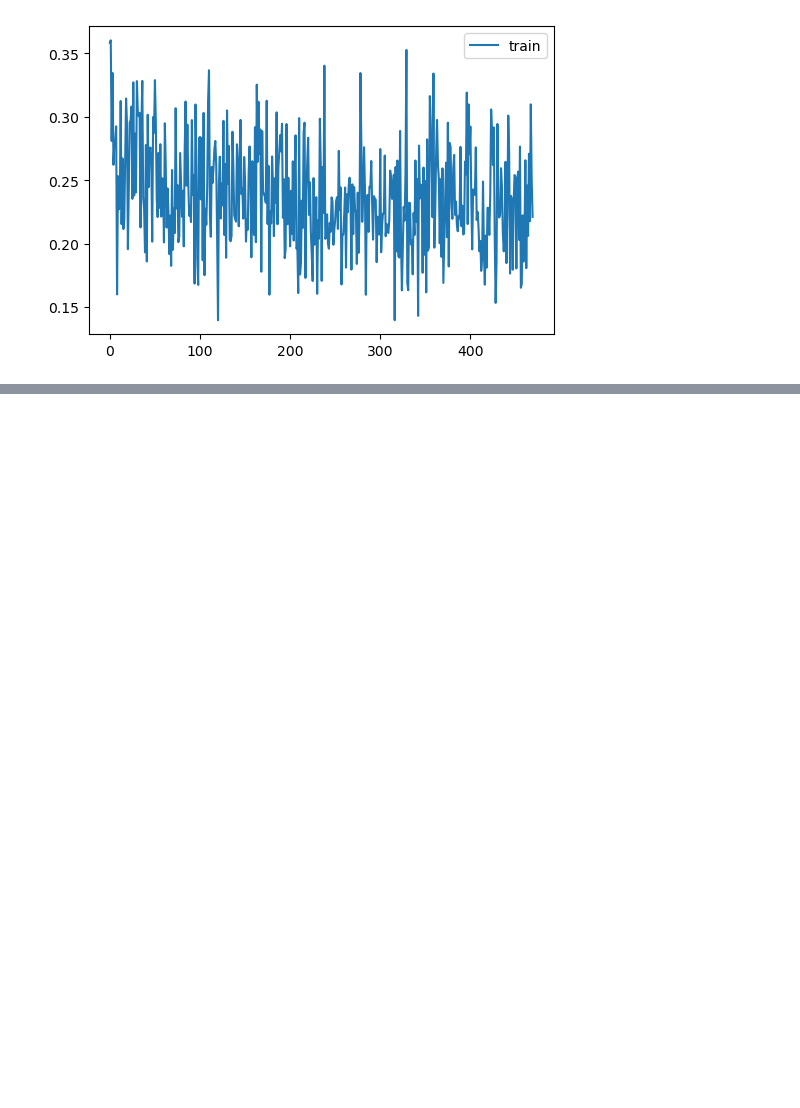
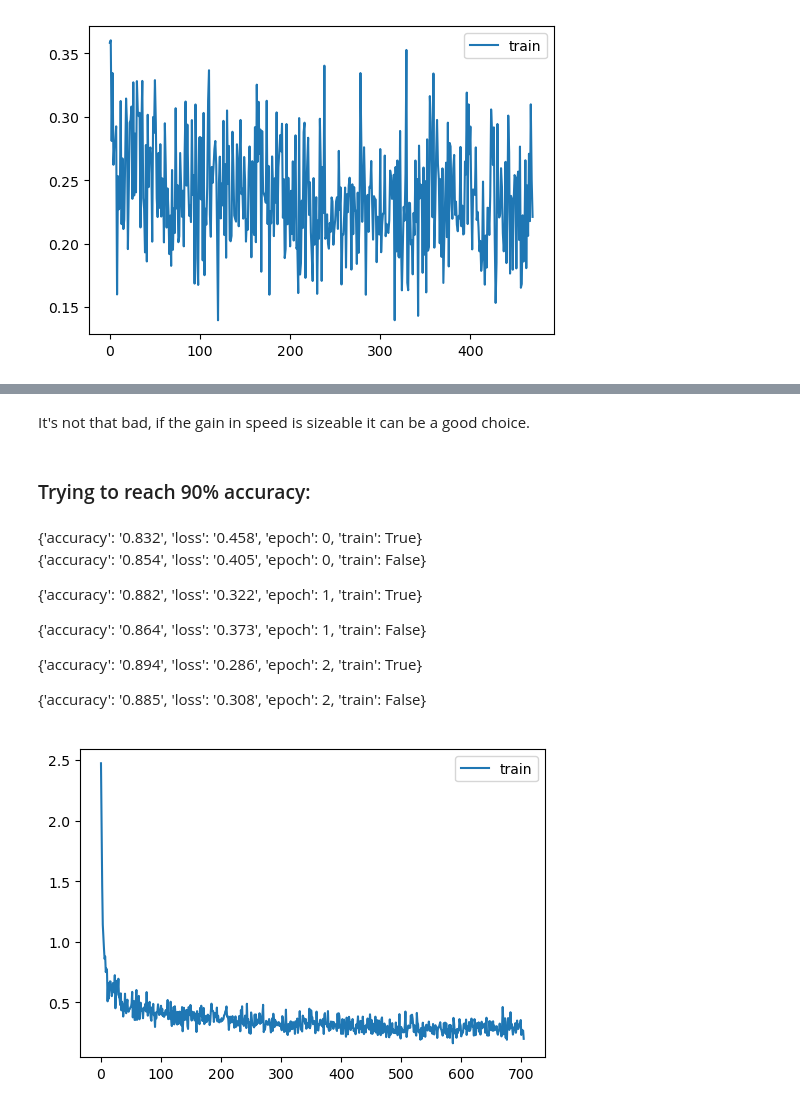
Before and after one commit to Ryvikk/build-miniai, a Jupyter notebook: nbs/11_initializing.ipynb, the cells around one changed output, grey strips where cells are left out. Drawn from its saved outputs; the diff is of its cells as text; code cells hidden in the pictures; blank space fills up the shorter version.

```diff
--- a/nbs/11_initializing.ipynb
+++ b/nbs/11_initializing.ipynb
@@ -668,0 +696,19 @@ astats.color_dim()
+# %% [markdown]
+It's not that bad, if the gain in speed is sizeable it can be a good choice.
+# %% [markdown]
+### Trying to reach 90% accuracy:
+# %%
+dls = DataLoaders.from_dd(tds, 256, num_workers=4)
+# %%
+set_seed(1)
+model = get_model(act_gr, norm=nn.BatchNorm2d).apply(iw)
+learn = MomentumLearner(model, dls, F.cross_entropy, lr=0.2, cbs=cbs)
+learn.fit(3)
+# %% [output]
+{'accuracy': '0.832', 'loss': '0.458', 'epoch': 0, 'train': True}
+{'accuracy': '0.854', 'loss': '0.405', 'epoch': 0, 'train': False}
+{'accuracy': '0.882', 'loss': '0.322', 'epoch': 1, 'train': True}
+{'accuracy': '0.864', 'loss': '0.373', 'epoch': 1, 'train': False}
+{'accuracy': '0.894', 'loss': '0.286', 'epoch': 2, 'train': True}
+{'accuracy': '0.885', 'loss': '0.308', 'epoch': 2, 'train': False}
+[figure, added]
```
Also changed, not shown: parts of 47 cells of this notebook, 2 other files.
